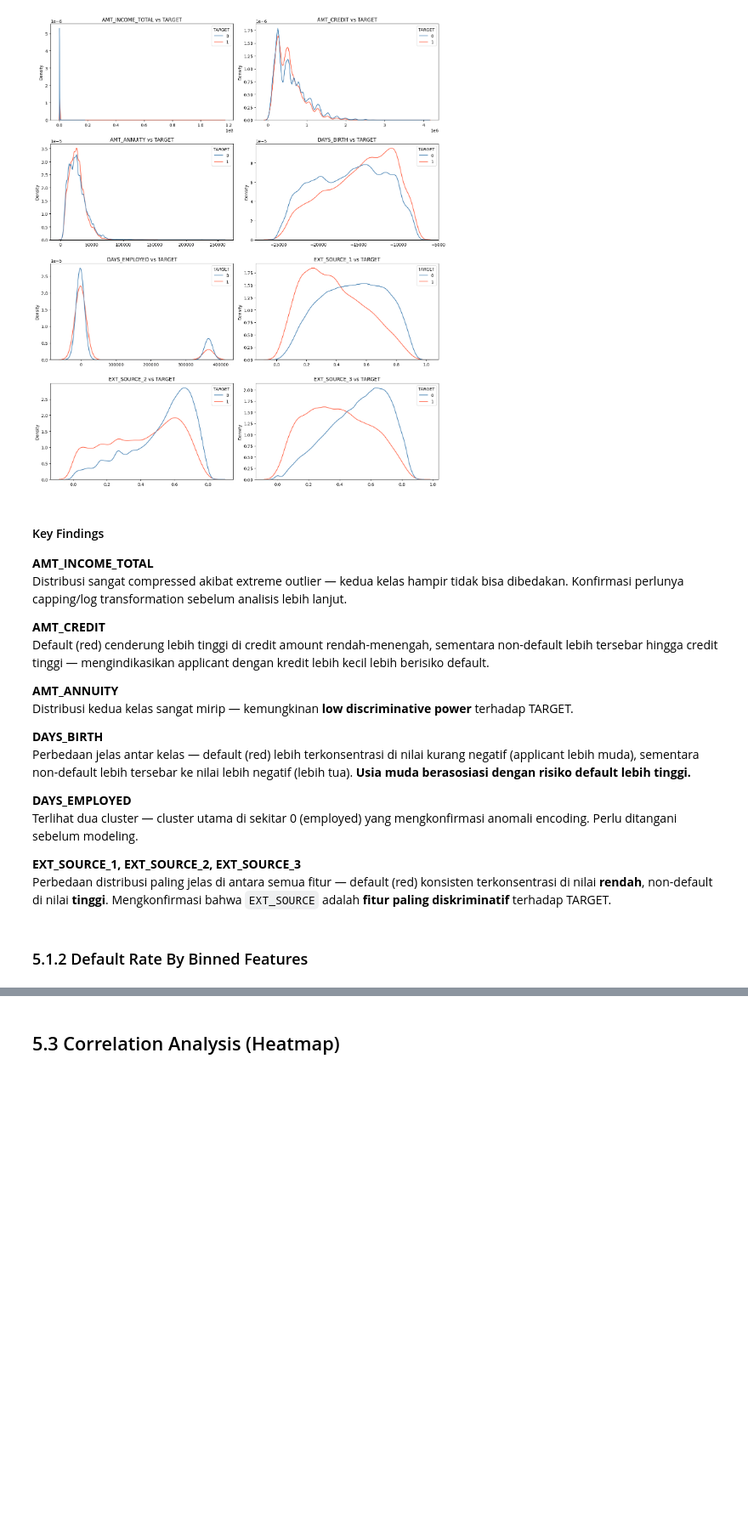
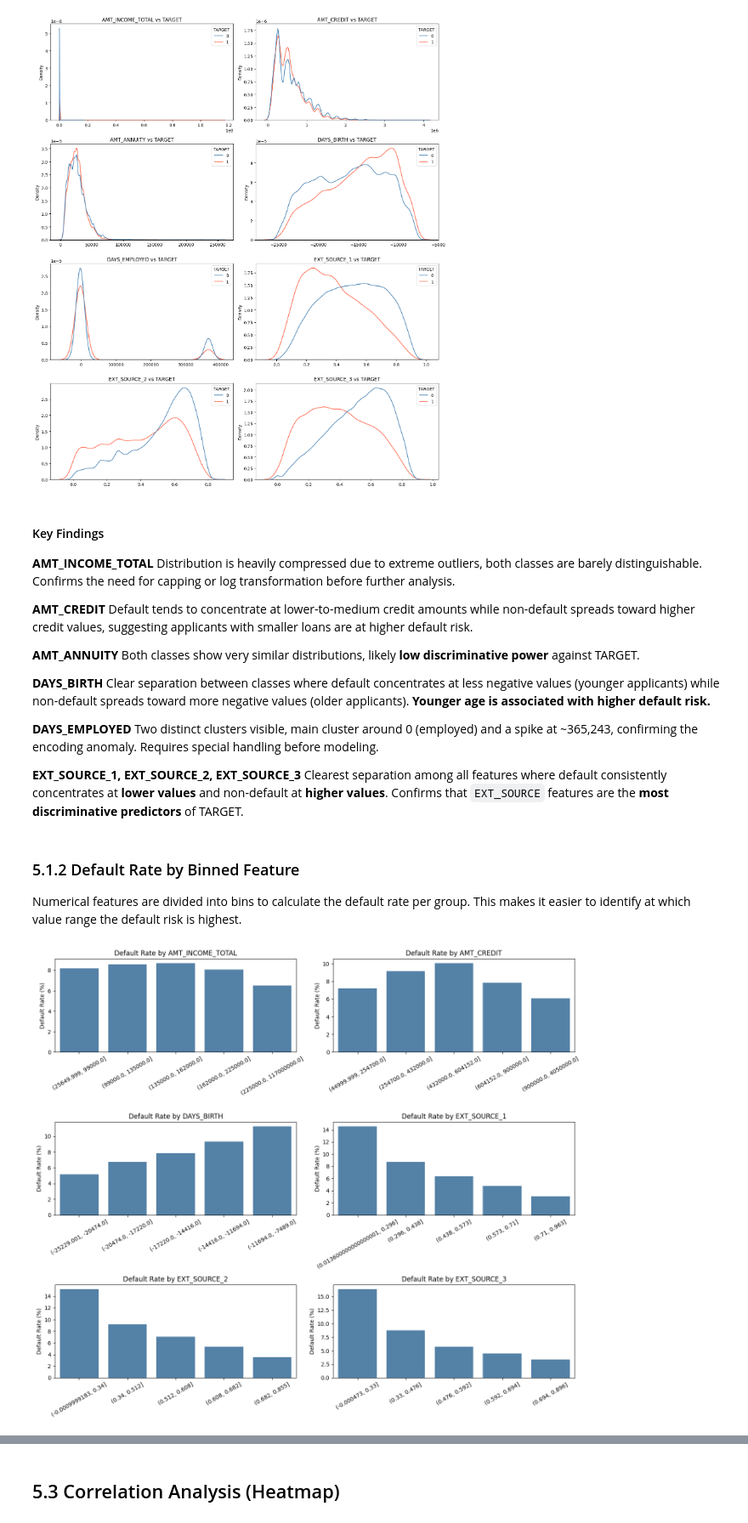
Before and after one commit to oknardo/Home_Credit_Scorecard_Model, a Jupyter notebook: EDA_application_train.ipynb, the cells around one changed output, grey strips where cells are left out. Shown at 85% size. Cells and saved outputs as stored; diff of their text form; code cells hidden in the pictures; blank space fills up the shorter version.

Commit message:
Add Var Plot for 5.1.2

```diff
--- a/EDA_application_train.ipynb
+++ b/EDA_application_train.ipynb
@@ -722,29 +752,61 @@ plt.show()
 #### Key Findings
 
 **AMT_INCOME_TOTAL**
-Distribusi sangat compressed akibat extreme outlier — kedua kelas hampir tidak bisa dibedakan.
-Konfirmasi perlunya capping/log transformation sebelum analisis lebih lanjut.
+Distribution is heavily compressed due to extreme outliers, both classes are barely distinguishable.
+Confirms the need for capping or log transformation before further analysis.
 
 **AMT_CREDIT**
-Default (red) cenderung lebih tinggi di credit amount rendah-menengah,
-sementara non-default lebih tersebar hingga credit tinggi —
-mengindikasikan applicant dengan kredit lebih kecil lebih berisiko default.
+Default tends to concentrate at lower-to-medium credit amounts while non-default spreads
+toward higher credit values, suggesting applicants with smaller loans are at higher default risk.
 
 **AMT_ANNUITY**
-Distribusi kedua kelas sangat mirip — kemungkinan **low discriminative power** terhadap TARGET.
+Both classes show very similar distributions, likely **low discriminative power** against TARGET.
 
 **DAYS_BIRTH**
-Perbedaan jelas antar kelas — default (red) lebih terkonsentrasi di nilai kurang negatif
-(applicant lebih muda), sementara non-default lebih tersebar ke nilai lebih negatif (lebih tua).
-**Usia muda berasosiasi dengan risiko default lebih tinggi.**
+Clear separation between classes where default concentrates at less negative values
+(younger applicants) while non-default spreads toward more negative values (older applicants).
+**Younger age is associated with higher default risk.**
 
 **DAYS_EMPLOYED**
-Terlihat dua cluster — cluster utama di sekitar 0 (employed)
-yang mengkonfirmasi anomali encoding. Perlu ditangani sebelum modeling.
+Two distinct clusters visible, main cluster around 0 (employed) and a spike at ~365,243,
+confirming the encoding anomaly. Requires special handling before modeling.
 
 **EXT_SOURCE_1, EXT_SOURCE_2, EXT_SOURCE_3**
-Perbedaan distribusi paling jelas di antara semua fitur —
-default (red) konsisten terkonsentrasi di nilai **rendah**, non-default di nilai **tinggi**.
-Mengkonfirmasi bahwa `EXT_SOURCE` adalah **fitur paling diskriminatif** terhadap TARGET.
+Clearest separation among all features where default consistently concentrates at **lower values**
+and non-default at **higher values**. Confirms that `EXT_SOURCE` features are the
+**most discriminative predictors** of TARGET.
 # %% [markdown]
-### 5.1.2 Default Rate By Binned Features
+### 5.1.2 Default Rate by Binned Feature
+
+Numerical features are divided into bins to calculate the default rate per group.
+This makes it easier to identify at which value range the default risk is highest.
+# %%
+# Select key features for binned default rate analysis
+bin_features = {
+    'AMT_INCOME_TOTAL': 5,
+    'AMT_CREDIT': 5,
+    'DAYS_BIRTH': 5,
+    'EXT_SOURCE_1': 5,
+    'EXT_SOURCE_2': 5,
+    'EXT_SOURCE_3': 5
+}
+
+fig, axes = plt.subplots(nrows=3, ncols=2, figsize=(14, 12))
+axes = axes.flatten()
+
+for i, (col, bins) in enumerate(bin_features.items()):
+    temp = df_app_train.copy()
+    temp[f'{col}_BIN'] = pd.qcut(temp[col], q=bins, duplicates='drop')
+    default_rate = temp.groupby(f'{col}_BIN', observed=True)['TARGET'].mean() * 100
+
+    sns.barplot(x=default_rate.index.astype(str), y=default_rate.values,
+                ax=axes[i], color='steelblue')
+    axes[i].set_title(f'Default Rate by {col}')
+    axes[i].set_xlabel('')
+    axes[i].set_ylabel('Default Rate (%)')
+    axes[i].tick_params(axis='x', rotation=30)
+
+plt.tight_layout()
+plt.show()
+# %% [output]
+[figure, added]
```
Also changed, not shown: parts of 21 cells of this notebook.
